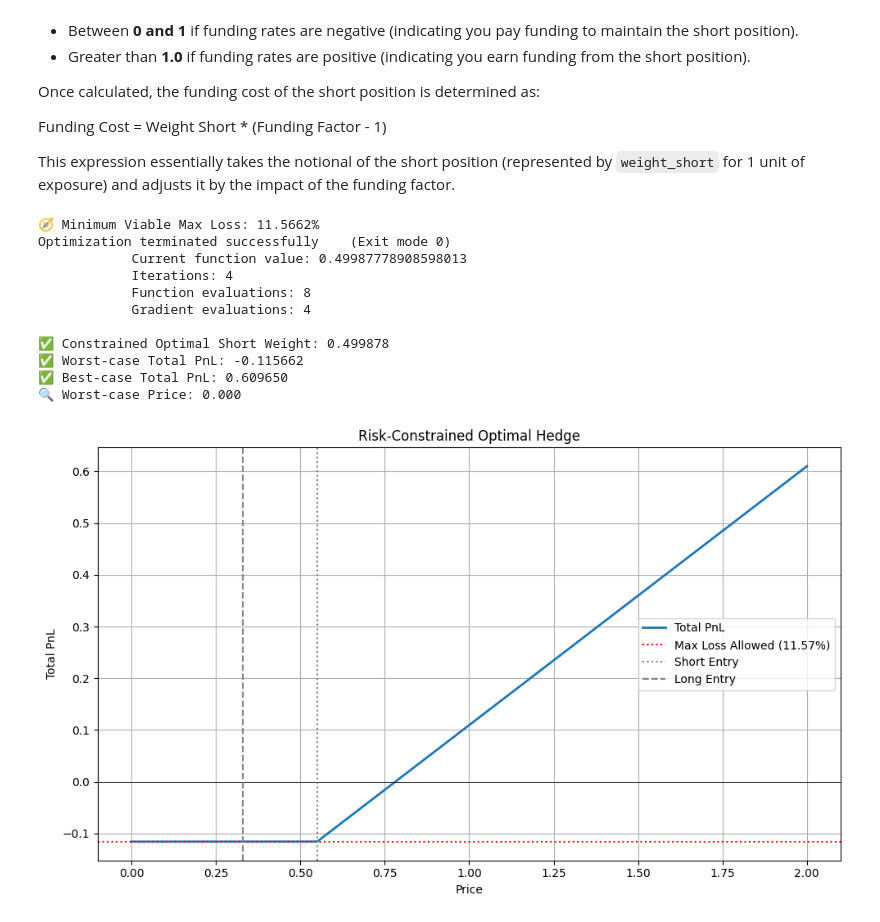
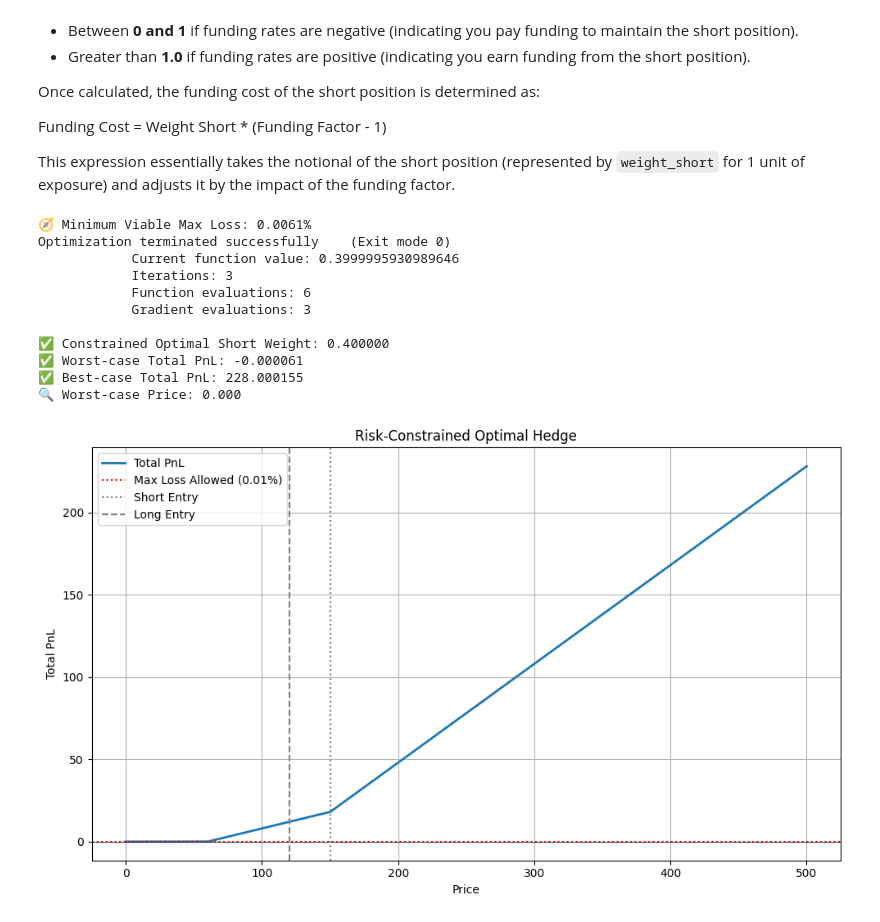
Before and after one commit to Brainiac9/LockedTokensAnalysis, a Jupyter notebook: Sizing.ipynb, the cells around one changed output. Saved outputs shown, nothing was run; the diff lists cells and outputs as text; code cells hidden in the pictures.

```diff
--- a/Sizing.ipynb
+++ b/Sizing.ipynb
@@ -92,8 +92,8 @@ import matplotlib.pyplot as plt
 from scipy.optimize import brentq
 
 # Parameters
-discount = 0.4
-entry_short = 0.4745
+discount = 0.25
+entry_short = 0.48
 entry_long = (1 - discount) * entry_short
 
 # Function for total PnL at price=0 (worst-case)
@@ -318,12 +269,13 @@ import matplotlib.pyplot as plt
 from scipy.optimize import minimize
 
 # --- Parameters ---
-entry_short = 0.55
-discount = 0.4
+entry_short = 150
+discount = 0.2
 entry_long = (1 - discount) * entry_short
-annual_rate = -20
-period_fraction = 3  # years
-prices = np.linspace(0, 2, 1001)
+annual_rate = 0
+period_fraction = 34/12  # years
+prices = np.linspace(0, 500, 100001)
+price_floor = 60
 
 def compute_funding_factor(annual_rate_percent, period_fraction, compounding="8h", frequency_per_year=1095):
     r = annual_rate_percent / 100.0
@@ -335,12 +287,17 @@ def compute_funding_factor(annual_rate_percent, period_fraction, compounding="8h
 funding_factor = compute_funding_factor(annual_rate, period_fraction)
 
 # --- Total PnL as a function of w_short ---
+
 def total_pnl_vector(w_short):
     w_long = 1 - w_short
-    short_raw_pnl = np.maximum(entry_short - prices, 0) * w_short
+    adjusted_prices = np.maximum(prices, price_floor)  # 🧹 NEW: enforce price floor
+
+    short_raw_pnl = np.maximum(entry_short - adjusted_prices, 0) * w_short
     funding_cost = (funding_factor - 1) * w_short
     short_pnl = short_raw_pnl + funding_cost
-    long_pnl = (prices - entry_long) * w_long
+
+    long_pnl = (adjusted_prices - entry_long) * w_long
+
     return short_pnl + long_pnl
 
 # --- Objective: minimize short weight
@@ -399,42 +356,42 @@ if result.success:
     optimal_w_long = 1 - optimal_w_short
     optimal_total_pnl = total_pnl_vector(optimal_w_short)
     worst_case_price = prices[np.argmin(optimal_total_pnl)]
 
     print(f"\n✅ Constrained Optimal Short Weight: {optimal_w_short:.6f}")
     print(f"✅ Worst-case Total PnL: {np.min(optimal_total_pnl):.6f}")
     print(f"✅ Best-case Total PnL: {np.max(optimal_total_pnl):.6f}")
     print(f"🔍 Worst-case Price: {worst_case_price:.3f}")
 
     # Plot
     plt.figure(figsize=(10, 6))
     plt.plot(prices, optimal_total_pnl, label='Total PnL', linewidth=2)
     plt.axhline(-min_loss, color='red', linestyle=':', label=f"Max Loss Allowed ({min_loss:.2%})")
     plt.axhline(0, color='black', linewidth=0.5)
     plt.axvline(entry_short, color='gray', linestyle=':', label='Short Entry')
     plt.axvline(entry_long, color='gray', linestyle='--', label='Long Entry')
     plt.title('Risk-Constrained Optimal Hedge')
     plt.xlabel('Price')
     plt.ylabel('Total PnL')
     plt.grid(True)
     plt.legend()
     plt.tight_layout()
     plt.show()
 
 else:
     print("❌ Optimization failed:", result.message)
 # %% [output]
-🧭 Minimum Viable Max Loss: 11.5662%
+🧭 Minimum Viable Max Loss: 0.0061%
 Optimization terminated successfully    (Exit mode 0)
-            Current function value: 0.49987778908598013
-            Iterations: 4
-            Function evaluations: 8
-            Gradient evaluations: 4
+            Current function value: 0.3999995930989646
+            Iterations: 3
+            Function evaluations: 6
+            Gradient evaluations: 3
 
-✅ Constrained Optimal Short Weight: 0.499878
-✅ Worst-case Total PnL: -0.115662
-✅ Best-case Total PnL: 0.609650
+✅ Constrained Optimal Short Weight: 0.400000
+✅ Worst-case Total PnL: -0.000061
+✅ Best-case Total PnL: 228.000155
 🔍 Worst-case Price: 0.000
-[figure, old version]
+[figure, new version]
 # %%
 from tqdm import tqdm
 import numpy as np
```
Also changed, not shown: parts of 8 cells of this notebook.
